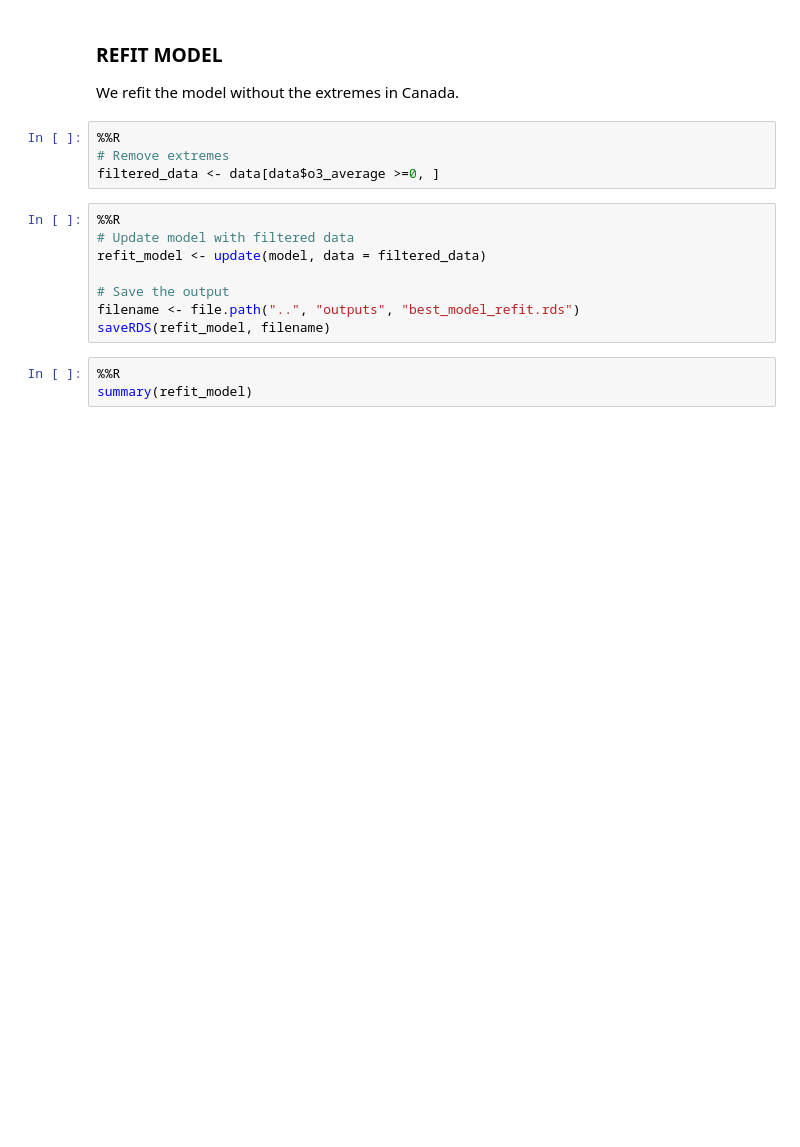
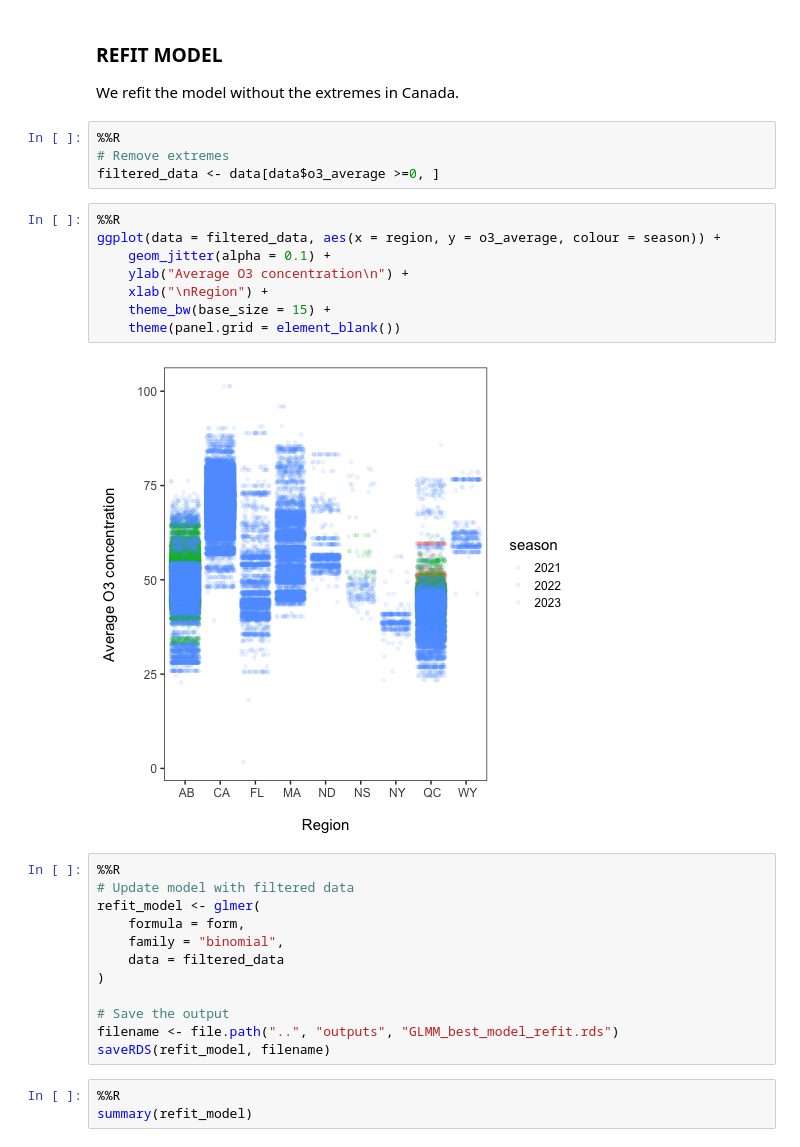
Before and after one commit to Nectar-Technologies/ledge-nectar, a Jupyter notebook: aqi/notebooks/04_plot_GLMM.ipynb, the cells around one changed output. Cells and saved outputs as stored; diff of their text form; blank space fills up the shorter version.

Commit message:
fix-- update GLMM plot

```diff
--- a/aqi/notebooks/04_plot_GLMM.ipynb
+++ b/aqi/notebooks/04_plot_GLMM.ipynb
@@ -139,13 +196,27 @@ We refit the model without the extremes in Canada.
 %%R
 # Remove extremes
 filtered_data <- data[data$o3_average >=0, ]
+# %%
+%%R
+ggplot(data = filtered_data, aes(x = region, y = o3_average, colour = season)) +
+    geom_jitter(alpha = 0.1) +
+    ylab("Average O3 concentration\n") +
+    xlab("\nRegion") +
+    theme_bw(base_size = 15) +
+    theme(panel.grid = element_blank())
+# %% [output]
+[figure, added]
 # %%
 %%R
 # Update model with filtered data
-refit_model <- update(model, data = filtered_data)
+refit_model <- glmer(
+    formula = form,
+    family = "binomial",
+    data = filtered_data
+)
 
 # Save the output
-filename <- file.path("..", "outputs", "best_model_refit.rds")
+filename <- file.path("..", "outputs", "GLMM_best_model_refit.rds")
 saveRDS(refit_model, filename)
 # %%
 %%R
```
Also changed, not shown: parts of 17 cells of this notebook.
